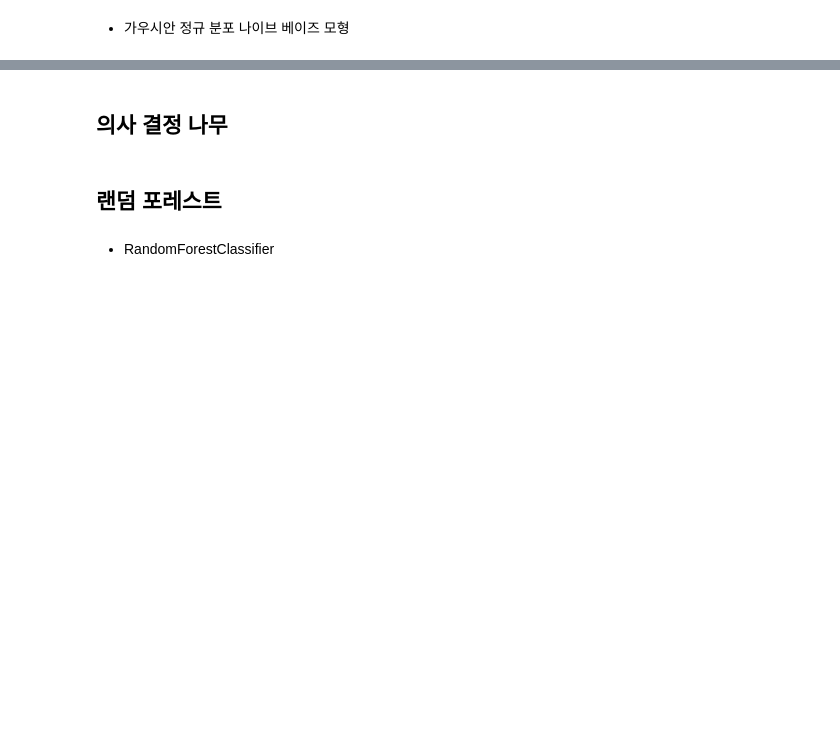
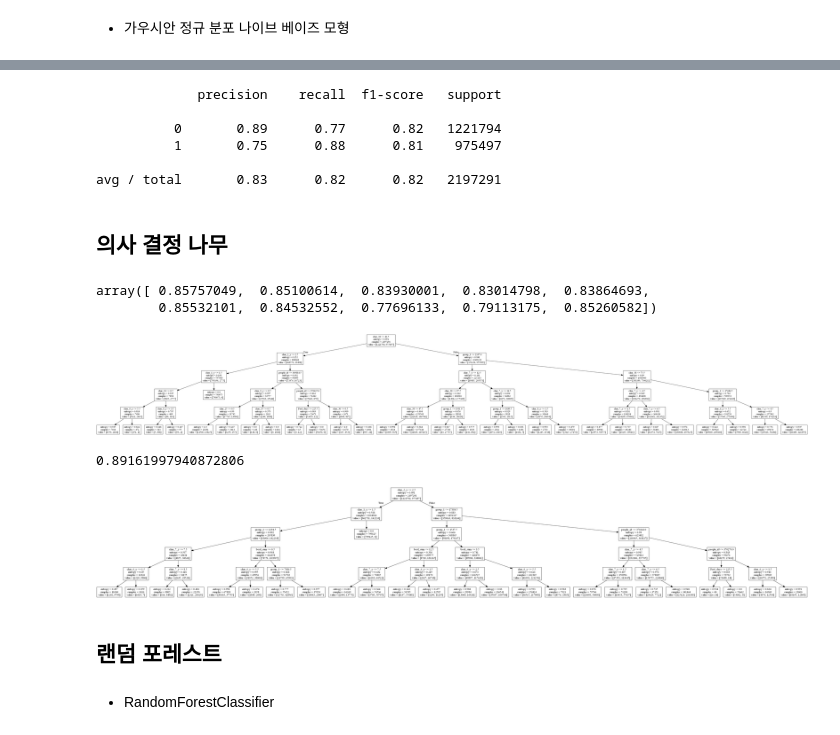
Before and after one commit to sooooner/dss_team_project_ML, a Jupyter notebook: red_hat/sooner.ipynb, the cells around one changed output, grey strips where cells are left out. Cells and saved outputs as stored; diff of their text form; code cells hidden in the pictures; blank space fills up the shorter version.

```diff
--- a/red_hat/sooner.ipynb
+++ b/red_hat/sooner.ipynb
@@ -128,7 +130,8 @@ df_merge = pd.merge(df_train, df_people, on='people_id')
 # %%
 str_to_num(df_merge, train=True)
 date_modify(df_merge)
-print('done!')
+df_merge = add_bool_sum(df_merge)
+del df_train
 # %% [output]
 A value is trying to be set on a copy of a slice from a DataFrame
 
@@ -433,0 +322,3 @@ sm.stats.anova_lm(result3)
+# %%
+df_merge.fillna(0, inplace=True)
+df_merge_test.fillna(0, inplace=True)
@@ -433,0 +327,7 @@ sm.stats.anova_lm(result3)
+# %%
+a = list(df_merge)
+a.remove('date_x')
+a.remove('date_y')
+a.remove('bool_sum')
+a.remove('outcome')
+print(a)
@@ -516,7 +370,16 @@ ValueError: Input contains NaN, infinity or a value too large for dtype('float64
 # %%
-print(classification_report(df_sample2.outcome, clf_norm.predict(df_sample2[a])))
+print(classification_report(df_merge.outcome, clf_norm.predict(df_merge[a])))
+# %% [output]
+             precision    recall  f1-score   support
+
+          0       0.89      0.77      0.82   1221794
+          1       0.75      0.88      0.81    975497
+
+avg / total       0.83      0.82      0.82   2197291
 # %% [markdown]
 ## 의사 결정 나무
 # %%
-tree = DecisionTreeClassifier(criterion='entropy').fit(df_sample[a], df_sample.outcome)
-print(classification_report(df_sample2.outcome, tree.predict(df_sample2[a])))
+tree = DecisionTreeClassifier(criterion='entropy', max_depth=5).fit(df_merge[a], df_merge.outcome)
+# %% [output]
+array([ 0.85757049,  0.85100614,  0.83930001,  0.83014798,  0.83864693,
+        0.85532101,  0.84532552,  0.77696133,  0.79113175,  0.85260582])
@@ -525,0 +389,4 @@ print(classification_report(df_sample2.outcome, tree2.predict(df_sample2[a2])))
+# %%
+draw_decision_tree(tree, a)
+# %% [output]
+[figure, added]
@@ -525,0 +395,9 @@ print(classification_report(df_sample2.outcome, tree2.predict(df_sample2[a2])))
+# %%
+cvs = cross_val_score(tree2, df_merge[a], df_merge.outcome, scoring="roc_auc", cv=10)
+cvs.mean()
+# %% [output]
+0.89161997940872806
+# %%
+draw_decision_tree(tree2, b)
+# %% [output]
+[figure, added]
```
Also changed, not shown: parts of 70 cells of this notebook.
